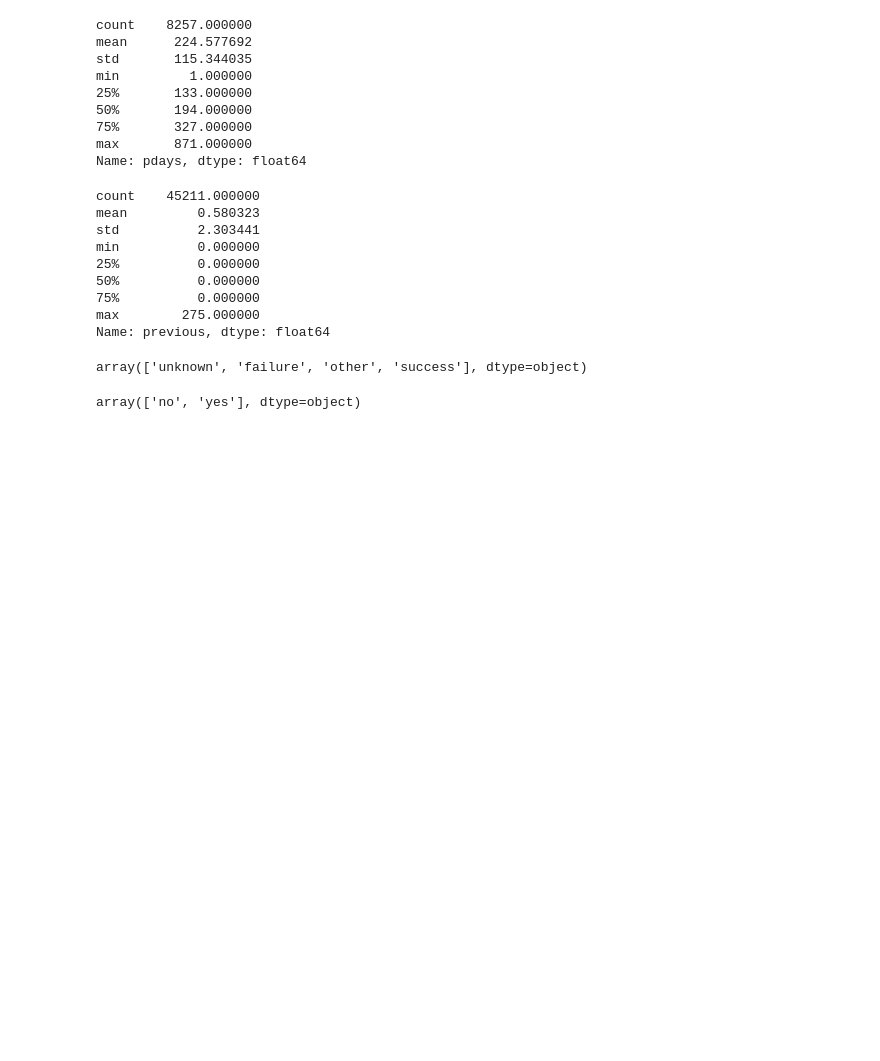
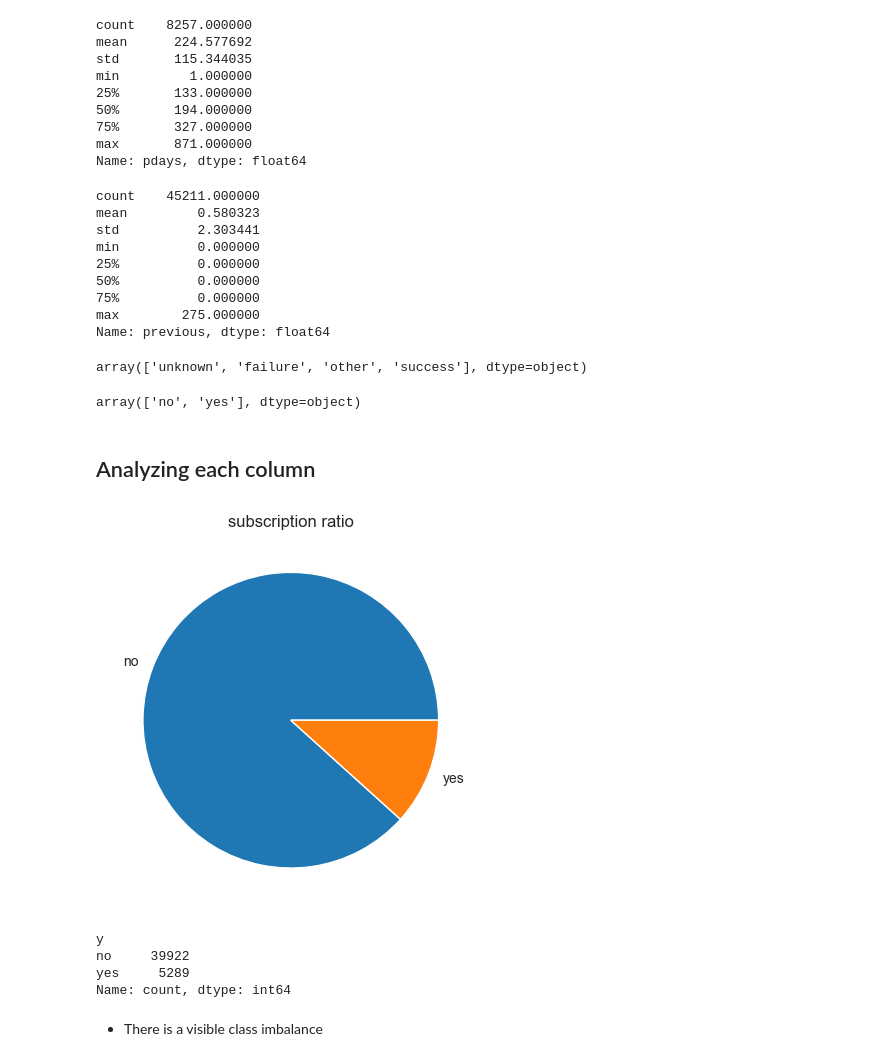
Before and after one commit to Sayuru-Nimsara-2003/Machine-Learning-Coursework, a Jupyter notebook: Preprocessing and EDA.ipynb, the cells around one changed output. Saved outputs shown, nothing was run; the diff lists cells and outputs as text; code cells hidden in the pictures; blank space fills up the shorter version.

Commit message:
Analyzing of each column

```diff
--- a/Preprocessing and EDA.ipynb
+++ b/Preprocessing and EDA.ipynb
@@ -183,3 +188,20 @@ array(['unknown', 'failure', 'other', 'success'], dtype=object)
 df.y.unique()
 # %% [output]
 array(['no', 'yes'], dtype=object)
+# %% [markdown]
+## Analyzing each column
+# %%
+y_counts = df.y.value_counts()
+plt.pie(y_counts.values, labels=y_counts.index)
+plt.title('subscription ratio');
+# %% [output]
+[figure, added]
+# %%
+y_counts
+# %% [output]
+y
+no     39922
+yes     5289
+Name: count, dtype: int64
+# %% [markdown]
+* There is a visible class imbalance
```
Also changed, not shown: parts of 55 cells of this notebook.
